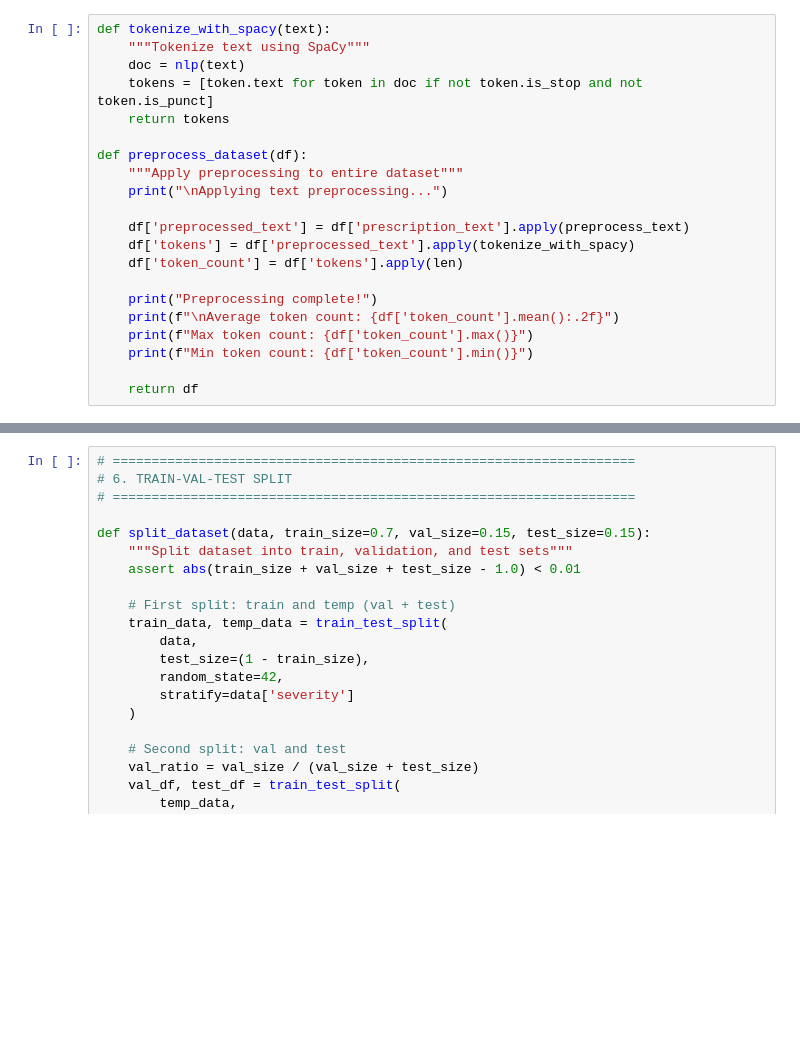
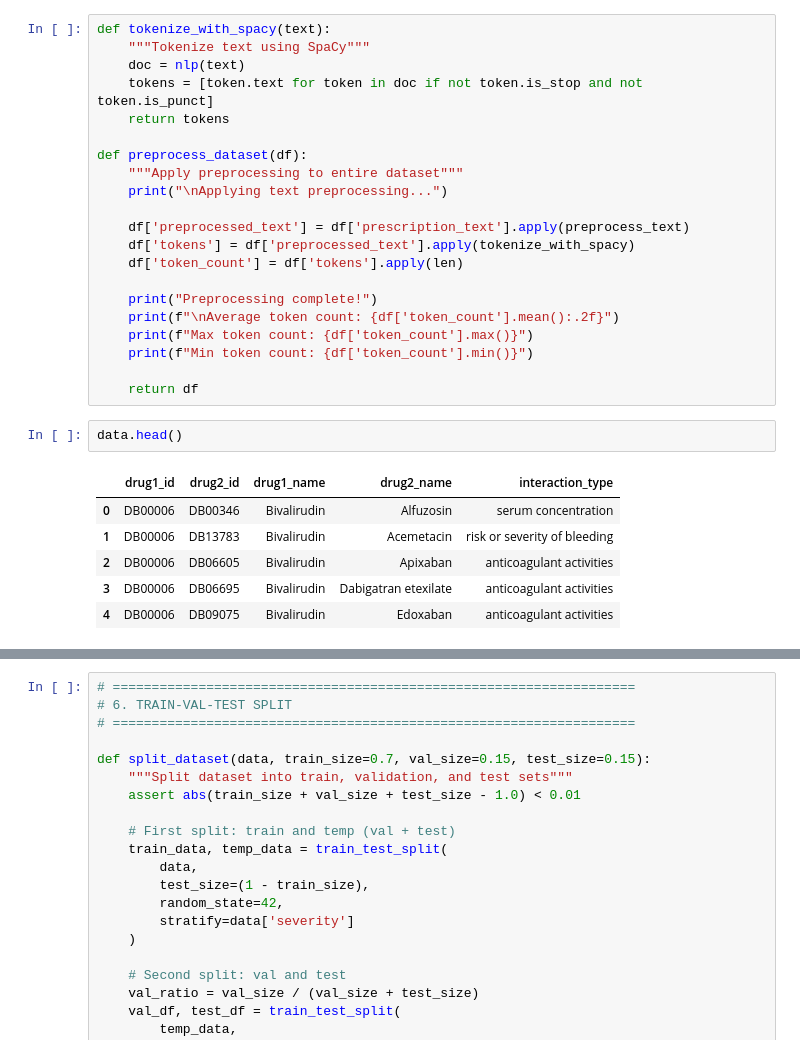
Before and after one commit to Yashrym/Asclepius, a Jupyter notebook: preprocessing.ipynb, the cells around one changed output, grey strips where cells are left out. Saved outputs shown, nothing was run; the diff lists cells and outputs as text; blank space fills up the shorter version.

```diff
--- a/preprocessing.ipynb
+++ b/preprocessing.ipynb
@@ -409,6 +409,15 @@ def preprocess_dataset(df):
     print(f"Min token count: {df['token_count'].min()}")
 
     return df
+# %%
+data.head()
+# %% [output]
+|  | drug1_id | drug2_id | drug1_name | drug2_name | interaction_type |
+| 0 | DB00006 | DB00346 | Bivalirudin | Alfuzosin | serum concentration |
+| 1 | DB00006 | DB13783 | Bivalirudin | Acemetacin | risk or severity of bleeding |
+| 2 | DB00006 | DB06605 | Bivalirudin | Apixaban | anticoagulant activities |
+| 3 | DB00006 | DB06695 | Bivalirudin | Dabigatran etexilate | anticoagulant activities |
+| 4 | DB00006 | DB09075 | Bivalirudin | Edoxaban | anticoagulant activities |
 # %%
 # ===================================================================
 # 5. CREATE BALANCED DATASET
```
Also changed, not shown: parts of 22 cells of this notebook.
